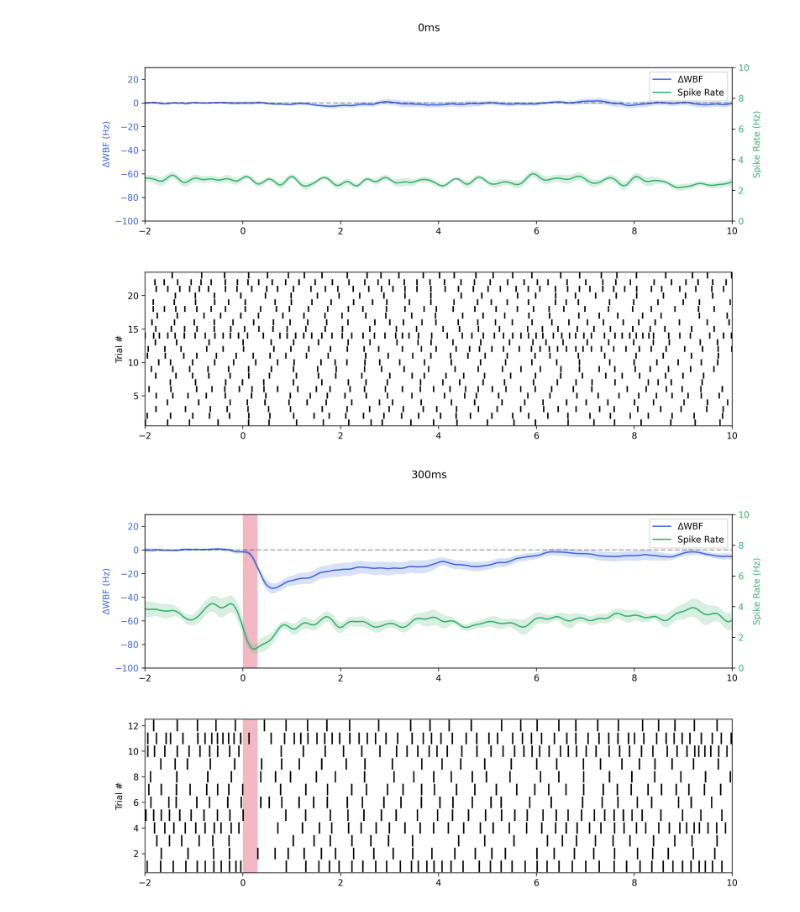
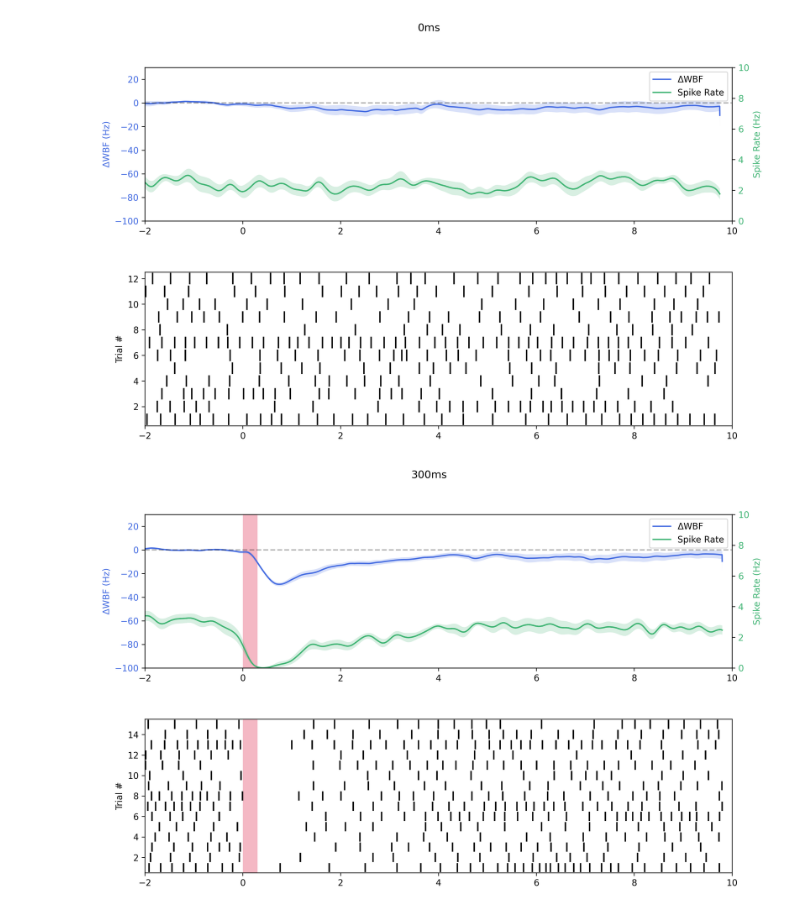
Before and after one commit to camellyc/Flight_Arena_Analysis, a Jupyter notebook: Flight_Arena_Analysis/Step4_averaging_and_plot.ipynb, the cells around one changed output. Cells and saved outputs as stored; diff of their text form; code cells hidden in the pictures.

```diff
--- a/Flight_Arena_Analysis/Step4_averaging_and_plot.ipynb
+++ b/Flight_Arena_Analysis/Step4_averaging_and_plot.ipynb
@@ -325,33 +325,33 @@ def plot_summary(summary_file: Path, stimcolor, time_window=(-5, 15), save_fig=T
                     linewidth=0)
 
     ax2.set_ylim(0.5, n_trials + 0.5)
     ax2.set_ylabel('Trial #')
 
     # Set x-axis limits for all subplots
     for ax in [ax1, ax2]:
         ax.set_xlim(time_window)
 
     # Add title
     fig.suptitle(f"{stim_duration}", y=0.95)
 
     if save_fig:
         output_path = summary_file.parent / f'visualization_{stim_duration}.png'
         plt.savefig(output_path, dpi=300, bbox_inches='tight')
 
     plt.show()
 
 # This is the xxx_Fly1_Y folder
-base_folder = Path('/Users/camellyc/Library/CloudStorage/GoogleDrive-yichen@tuthill.casa/.shortcut-targets-by-id/10pxdlRXtzFB-abwDGi0jOGOFFNm3pmFK/Tuthill Lab Shared/Yichen/Spiracle/Spiracle Imaging/EMG_Analysis/3_spSN_ChR/241126_spSN_ChR_EMG_Fly2_Y')
+base_folder = Path('/Users/camellyc/Library/CloudStorage/GoogleDrive-yichen@tuthill.casa/.shortcut-targets-by-id/10pxdlRXtzFB-abwDGi0jOGOFFNm3pmFK/Tuthill Lab Shared/Yichen/Spiracle/Spiracle Imaging/EMG_Analysis/3_spSN_ChR/241122_spSN_ChR_EMG_Fly1_Y')
 
 # Plot all summary files directly from the base folder
 # Sort files by stimulus duration numerically
 summary_files = sorted(
     base_folder.glob('summary_*ms.csv'),
     key=lambda x: int(x.stem.split('_')[1].rstrip('ms'))
 )
 
 for summary_file in summary_files:
     plot_summary(summary_file, 'crimson', time_window=(-2, 10))
 # %% [output]
-[figure, old version]
+[figure, new version]
-[figure, old version]
+[figure, new version]
```
Also changed, not shown: parts of 3 cells of this notebook.
